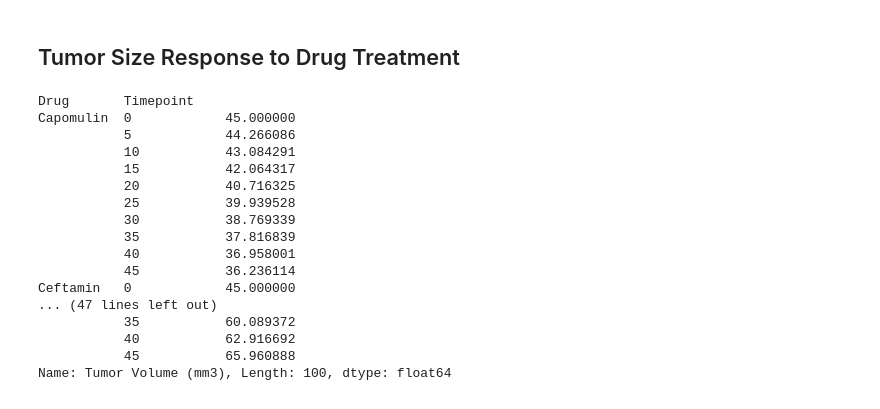
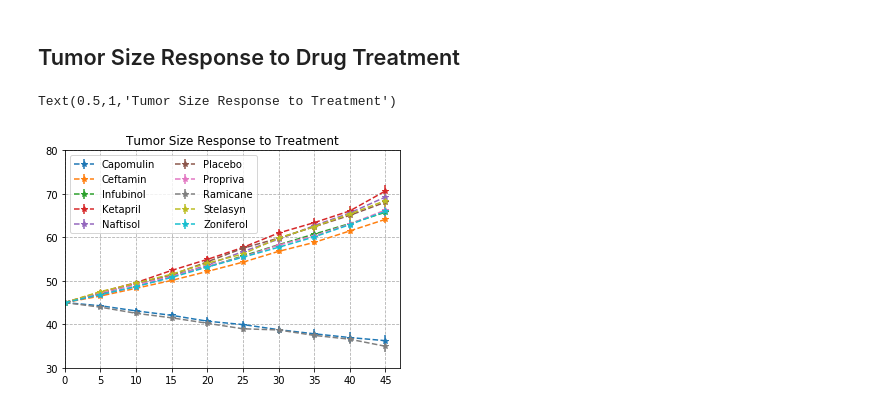
Before and after one commit to mgstewart/MatPlotLib-HW, a Jupyter notebook: Pymaceuticals.ipynb, the cells around one changed output. Cells and saved outputs as stored; diff of their text form; code cells hidden in the pictures.

Commit message:
Finished Tumor Response Plot

```diff
--- a/Pymaceuticals.ipynb
+++ b/Pymaceuticals.ipynb
@@ -15,30 +15,45 @@ clinicaldf = pd.read_csv('clinicaltrial_data.csv')
 mousedf = pd.read_csv('mouse_drug_data.csv')
 # %% [markdown]
 ## Tumor Size Response to Drug Treatment
-# %%
-datadf = clinicaldf.merge(mousedf,on=['Mouse ID'],how='inner')
-#Use groupby to groupby drug and timepoint
-datadf_groupby = datadf.groupby(['Drug','Timepoint'])
-#Use the mean method on the Drug/Timepoint groupby to average tumor size across all mice
-groupby_meantumor = datadf_groupby['Tumor Volume (mm3)'].mean()
-meantumordf = pd.DataFrame(data=)
-#tumor_response_pivot = tumor_response.pivot(index=['Timepoint'],columns=['Drug'])
-#plt.errorbar(x=x_axis,y=groupby_meantumor,yerr=groupby_semtumor)
-# %% [output]
-Drug       Timepoint
-Capomulin  0            45.000000
-           5            44.266086
-           10           43.084291
-           15           42.064317
-           20           40.716325
-           25           39.939528
-           30           38.769339
-           35           37.816839
-           40           36.958001
-           45           36.236114
-Ceftamin   0            45.000000
-... (47 lines left out)
-           35           60.089372
-           40           62.916692
-           45           65.960888
-Name: Tumor Volume (mm3), Length: 100, dtype: float64
+# %%
+datadf = clinicaldf.merge(mousedf,on=['Mouse ID'],how='inner')
+#Use groupby to groupby drug and timepoint
+datadf_groupby = datadf.groupby(['Drug','Timepoint'])
+#Use the mean method on the Drug/Timepoint groupby to average tumor size across all mice
+groupby_meantumor = datadf_groupby['Tumor Volume (mm3)'].mean()
+groupby_meantumor_sem = datadf_groupby['Tumor Volume (mm3)'].sem()
+list_of_drugs = []
+#Use the index.levels object to create a list of drug names
+for i in groupby_meantumor.index.levels[0]:
+    list_of_drugs.append(i)
+#Create a new dataframe to incrementally add drug & tumor data to
+meantumor = pd.DataFrame(data=groupby_meantumor.loc[list_of_drugs[0]],index=groupby_meantumor.index.levels[1])
+#This is an ugly work-around to rename the column to the drug name
+#NaN's result from attempting to use the column assignment in the DataFrame constructor
+meantumor = meantumor.rename(columns={'Tumor Volume (mm3)':list_of_drugs[0]})
+#Loop over the list of drugs to finish constructing the dataframe for plotting
+for i in range(1,len(list_of_drugs)):
+    meantumor = meantumor.join(groupby_meantumor[list_of_drugs[i]])
+    meantumor = meantumor.rename(columns={'Tumor Volume (mm3)':list_of_drugs[i]})
+#Use NumPy to extract index array values to a list for the plot's x axis
+x_axis = meantumor.index.values.tolist()
+#Loop over the list of drugs to add series to the errorbar plot
+for i in list_of_drugs:
+    plt.errorbar(x=x_axis,y=meantumor[i],yerr=groupby_meantumor_sem[i],fmt='--*')
+#Format the plot for maximum readability, see comments for decision logic
+#Due to number of drugs, force multiple columns but still allow pyplot to best fit
+plt.legend(ncol=2)
+#Set x axis limits dynamically based on time points using list indices
+plt.xlim(x_axis[0],x_axis[-1]+2)
+#This limit is hardcoded to save time, should be made dynamic if possible
+plt.ylim(30,80)
+#Enable gridlines for ease of value interpolation
+plt.grid(linestyle='dashed')
+#Force x ticks to be present at each member of the x_axis list
+plt.xticks(x_axis)
+#Set chart and axes titles
+plt.title('Tumor Size Response to Treatment')
+plt.xtitle
+# %% [output]
+Text(0.5,1,'Tumor Size Response to Treatment')
+[figure, added]
```
